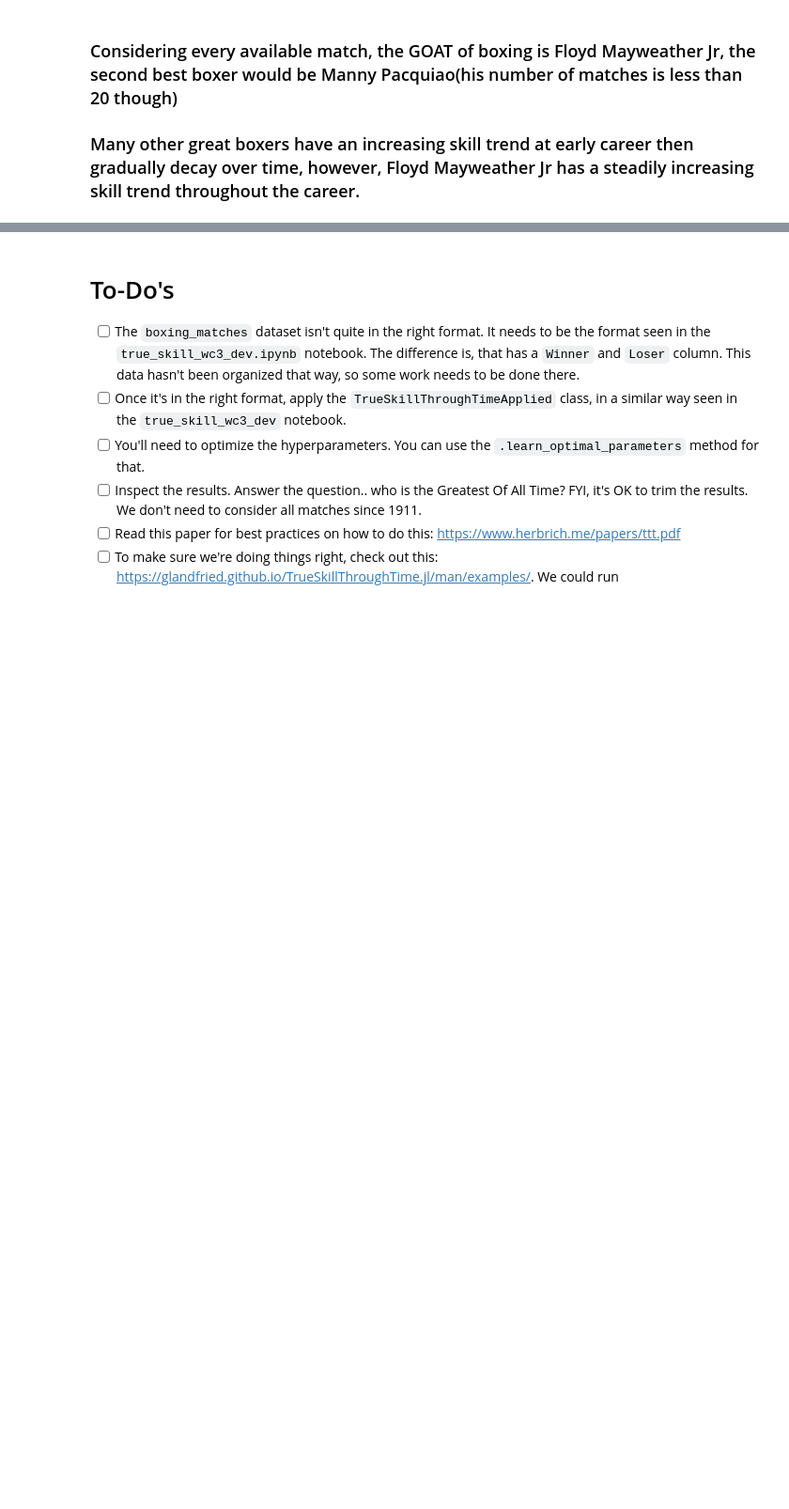
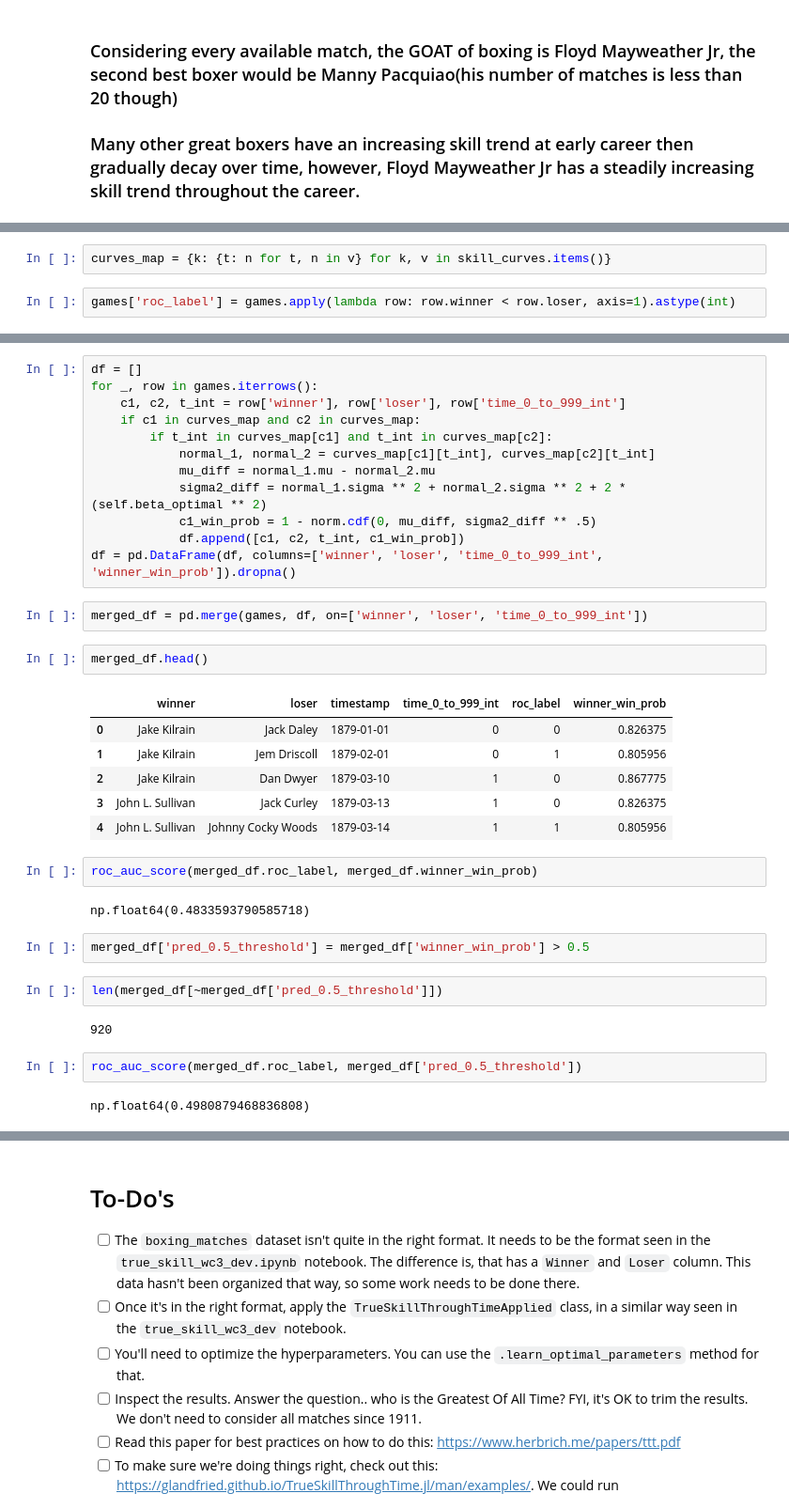
Before and after one commit to Duane321/true_theta, a Jupyter notebook: posts/trueskill/true_skill_boxing_dev.ipynb, the cells around one changed output, grey strips where cells are left out. Shown at 94% size. Cells and saved outputs as stored; diff of their text form; blank space fills up the shorter version.

```diff
--- a/posts/trueskill/true_skill_boxing_dev.ipynb
+++ b/posts/trueskill/true_skill_boxing_dev.ipynb
@@ -433,0 +445,4 @@ self.plot_calibration()
+# %%
+curves_map = {k: {t: n for t, n in v} for k, v in skill_curves.items()}
+# %%
+games['roc_label'] = games.apply(lambda row: row.winner < row.loser, axis=1).astype(int)
@@ -433,0 +458,37 @@ self.plot_calibration()
+# %%
+df = []
+for _, row in games.iterrows():
+    c1, c2, t_int = row['winner'], row['loser'], row['time_0_to_999_int']
+    if c1 in curves_map and c2 in curves_map:
+        if t_int in curves_map[c1] and t_int in curves_map[c2]:
+            normal_1, normal_2 = curves_map[c1][t_int], curves_map[c2][t_int]
+            mu_diff = normal_1.mu - normal_2.mu
+            sigma2_diff = normal_1.sigma ** 2 + normal_2.sigma ** 2 + 2 * (self.beta_optimal ** 2)
+            c1_win_prob = 1 - norm.cdf(0, mu_diff, sigma2_diff ** .5)
+            df.append([c1, c2, t_int, c1_win_prob])
+df = pd.DataFrame(df, columns=['winner', 'loser', 'time_0_to_999_int', 'winner_win_prob']).dropna()
+# %%
+merged_df = pd.merge(games, df, on=['winner', 'loser', 'time_0_to_999_int'])
+# %%
+merged_df.head()
+# %% [output]
+|  | winner | loser | timestamp | time_0_to_999_int | roc_label | winner_win_prob |
+| 0 | Jake Kilrain | Jack Daley | 1879-01-01 | 0 | 0 | 0.826375 |
+| 1 | Jake Kilrain | Jem Driscoll | 1879-02-01 | 0 | 1 | 0.805956 |
+| 2 | Jake Kilrain | Dan Dwyer | 1879-03-10 | 1 | 0 | 0.867775 |
+| 3 | John L. Sullivan | Jack Curley | 1879-03-13 | 1 | 0 | 0.826375 |
+| 4 | John L. Sullivan | Johnny Cocky Woods | 1879-03-14 | 1 | 1 | 0.805956 |
+# %%
+roc_auc_score(merged_df.roc_label, merged_df.winner_win_prob)
+# %% [output]
+np.float64(0.4833593790585718)
+# %%
+merged_df['pred_0.5_threshold'] = merged_df['winner_win_prob'] > 0.5
+# %%
+len(merged_df[~merged_df['pred_0.5_threshold']])
+# %% [output]
+920
+# %%
+roc_auc_score(merged_df.roc_label, merged_df['pred_0.5_threshold'])
+# %% [output]
+np.float64(0.4980879468836808)
```
Also changed, not shown: parts of 10 cells of this notebook, 3 other files.
